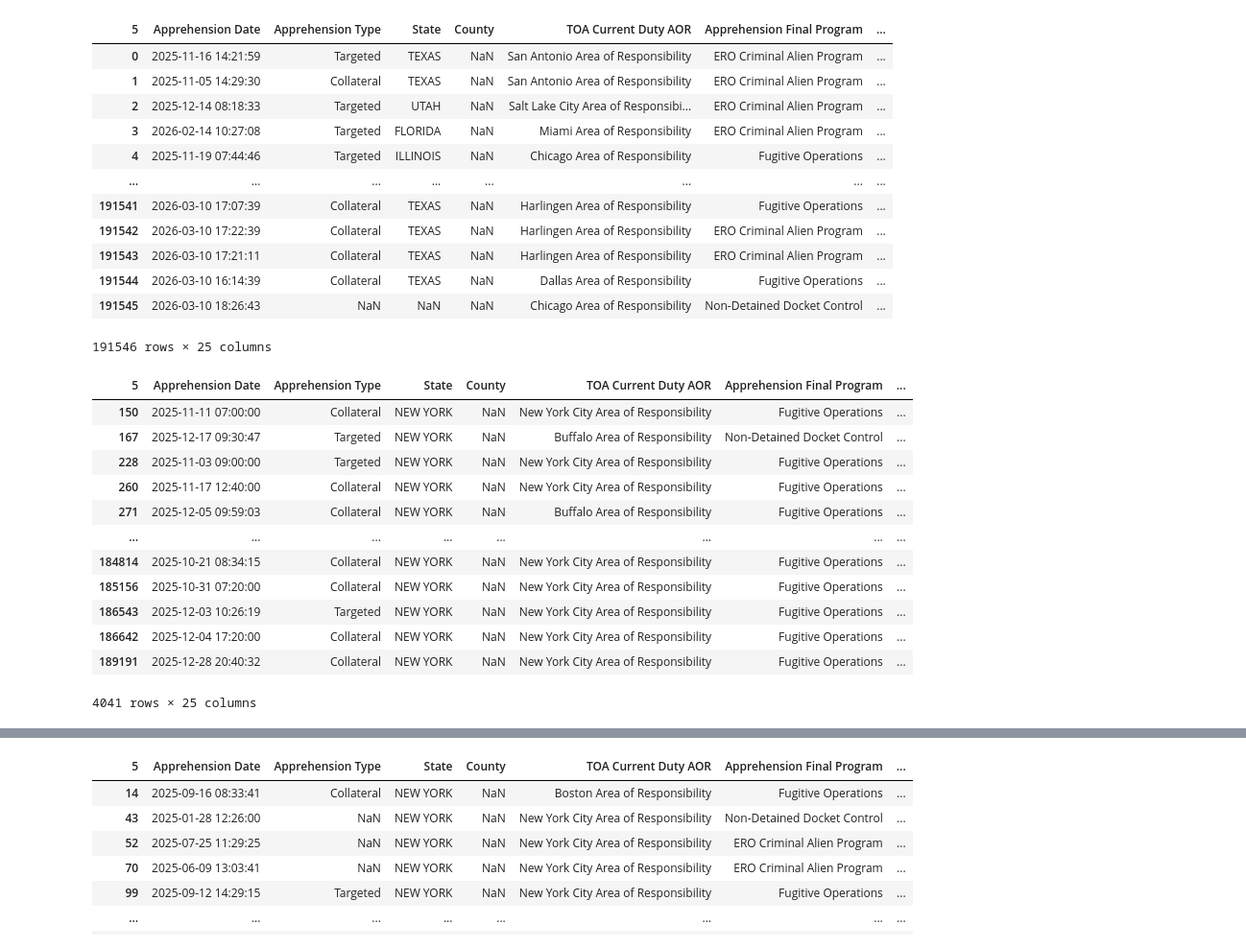
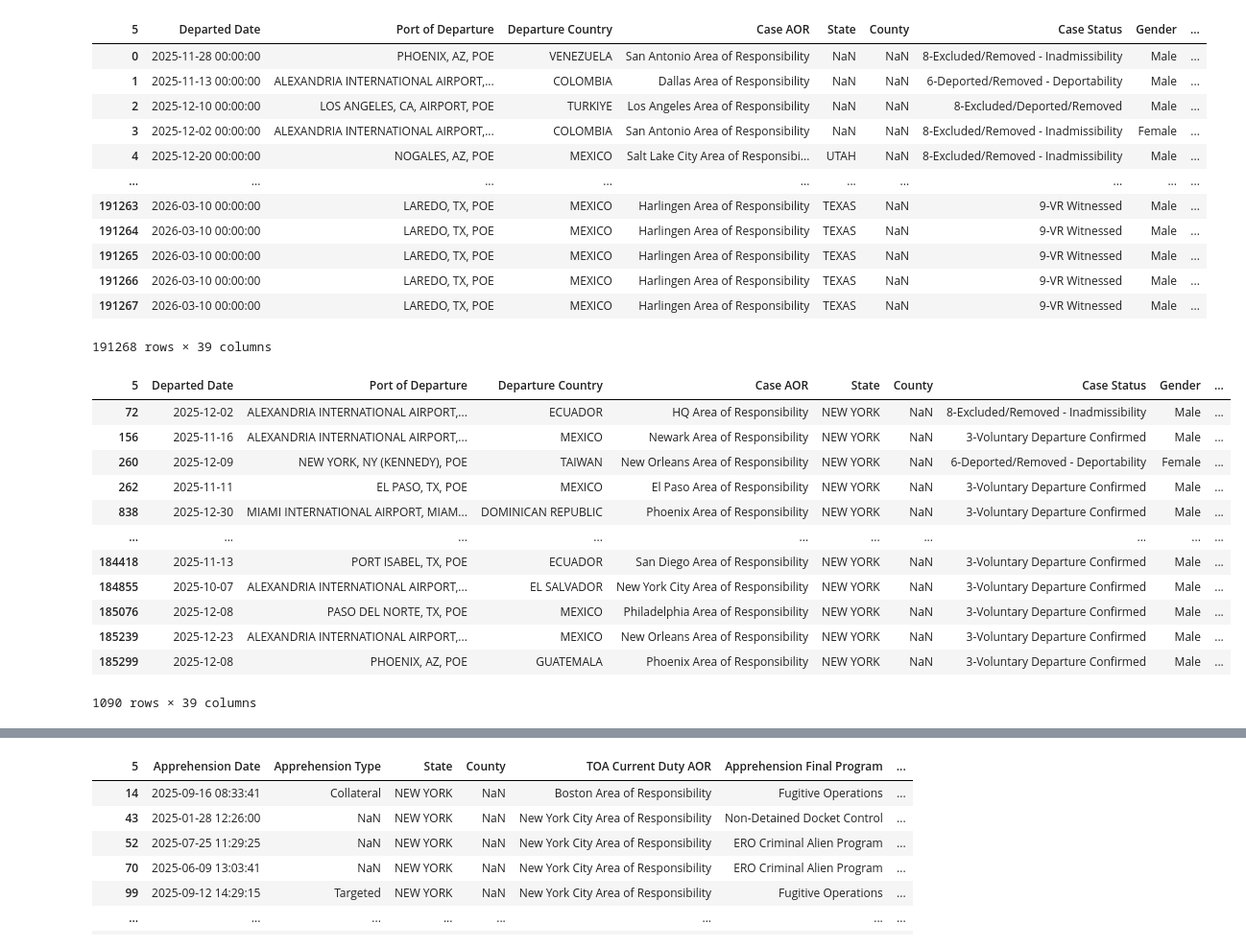
Before and after one commit to sajinashresthacoding/ICEpresense-CapitalRegion, a Jupyter notebook: 2025 NY Removals.ipynb, the cells around one changed output, grey strips where cells are left out. Shown at 96% size. Drawn from its saved outputs; the diff is of its cells as text; code cells hidden in the pictures.

```diff
--- a/2025 NY Removals.ipynb
+++ b/2025 NY Removals.ipynb
@@ -87,7 +73,7 @@ dfArrests1
 # %%
 dfArrests1.to_csv('FilteredData/2025ICEArrests1.csv', index=False)
 # %%
-df2 = pd.read_excel('/Users/sajinashrestha/Documents/dataProjects/WAMC/ICEpresense-CapitalRegion/RawData/Arrests/2026-ICLI-00005_Arrests_FY26_20260311_Redacted.xlsx')
+df2 = pd.read_excel('/Users/sajinashrestha/Documents/dataProjects/WAMC/ICEpresense-CapitalRegion/RawData/Removals/2026-ICLI-00005_Removals_FY26_20260311_Redacted.xlsx')
 df2
 # %% [output]
 |  | ERO LESA Statistical Tracking Unit | Unnamed: 1 | Unnamed: 2 | Unnamed: 3 | Unnamed: 4 | Unnamed: 5 | Unnamed: 6 | ... |
@@ -125,41 +111,41 @@ df2.columns = df2.iloc[0]
 df2_titled = df2[1:].reset_index(drop=True)
 df2_titled
 # %% [output]
-| 5 | Apprehension Date | Apprehension Type | State | County | TOA Current Duty AOR | Apprehension Final Program | ... |
-| 0 | 2025-11-16 14:21:59 | Targeted | TEXAS | NaN | San Antonio Area of Responsibility | ERO Criminal Alien Program | ... |
-| 1 | 2025-11-05 14:29:30 | Collateral | TEXAS | NaN | San Antonio Area of Responsibility | ERO Criminal Alien Program | ... |
-| 2 | 2025-12-14 08:18:33 | Targeted | UTAH | NaN | Salt Lake City Area of Responsibi... | ERO Criminal Alien Program | ... |
-| 3 | 2026-02-14 10:27:08 | Targeted | FLORIDA | NaN | Miami Area of Responsibility | ERO Criminal Alien Program | ... |
-| 4 | 2025-11-19 07:44:46 | Targeted | ILLINOIS | NaN | Chicago Area of Responsibility | Fugitive Operations | ... |
-| ... | ... | ... | ... | ... | ... | ... | ... |
-| 191541 | 2026-03-10 17:07:39 | Collateral | TEXAS | NaN | Harlingen Area of Responsibility | Fugitive Operations | ... |
-| 191542 | 2026-03-10 17:22:39 | Collateral | TEXAS | NaN | Harlingen Area of Responsibility | ERO Criminal Alien Program | ... |
-| 191543 | 2026-03-10 17:21:11 | Collateral | TEXAS | NaN | Harlingen Area of Responsibility | ERO Criminal Alien Program | ... |
-| 191544 | 2026-03-10 16:14:39 | Collateral | TEXAS | NaN | Dallas Area of Responsibility | Fugitive Operations | ... |
-| 191545 | 2026-03-10 18:26:43 | NaN | NaN | NaN | Chicago Area of Responsibility | Non-Detained Docket Control | ... |
+| 5 | Departed Date | Port of Departure | Departure Country | Case AOR | State | County | Case Status | Gender | ... |
+| 0 | 2025-11-28 00:00:00 | PHOENIX, AZ, POE | VENEZUELA | San Antonio Area of Responsibility | NaN | NaN | 8-Excluded/Removed - Inadmissibility | Male | ... |
+| 1 | 2025-11-13 00:00:00 | ALEXANDRIA INTERNATIONAL AIRPORT,... | COLOMBIA | Dallas Area of Responsibility | NaN | NaN | 6-Deported/Removed - Deportability | Male | ... |
+| 2 | 2025-12-10 00:00:00 | LOS ANGELES, CA, AIRPORT, POE | TURKIYE | Los Angeles Area of Responsibility | NaN | NaN | 8-Excluded/Deported/Removed | Male | ... |
+| 3 | 2025-12-02 00:00:00 | ALEXANDRIA INTERNATIONAL AIRPORT,... | COLOMBIA | San Antonio Area of Responsibility | NaN | NaN | 8-Excluded/Removed - Inadmissibility | Female | ... |
+| 4 | 2025-12-20 00:00:00 | NOGALES, AZ, POE | MEXICO | Salt Lake City Area of Responsibi... | UTAH | NaN | 8-Excluded/Removed - Inadmissibility | Male | ... |
+| ... | ... | ... | ... | ... | ... | ... | ... | ... | ... |
+| 191263 | 2026-03-10 00:00:00 | LAREDO, TX, POE | MEXICO | Harlingen Area of Responsibility | TEXAS | NaN | 9-VR Witnessed | Male | ... |
+| 191264 | 2026-03-10 00:00:00 | LAREDO, TX, POE | MEXICO | Harlingen Area of Responsibility | TEXAS | NaN | 9-VR Witnessed | Male | ... |
+| 191265 | 2026-03-10 00:00:00 | LAREDO, TX, POE | MEXICO | Harlingen Area of Responsibility | TEXAS | NaN | 9-VR Witnessed | Male | ... |
+| 191266 | 2026-03-10 00:00:00 | LAREDO, TX, POE | MEXICO | Harlingen Area of Responsibility | TEXAS | NaN | 9-VR Witnessed | Male | ... |
+| 191267 | 2026-03-10 00:00:00 | LAREDO, TX, POE | MEXICO | Harlingen Area of Responsibility | TEXAS | NaN | 9-VR Witnessed | Male | ... |
-191546 rows × 25 columns
+191268 rows × 39 columns
 # %%
-df2_titled['Apprehension Date'] = pd.to_datetime(df2_titled['Apprehension Date'])
+df2_titled['Departed Date'] = pd.to_datetime(df2_titled['Departed Date'])
 # %%
-dfArrests2 = df2_titled.loc[
-  (df2_titled["Apprehension Date"] >= "2025-01-01") &
-  (df2_titled["Apprehension Date"] <= "2025-12-31") &
+dfRemovals2 = df2_titled.loc[
+  (df2_titled["Departed Date"] >= "2025-01-01") &
+  (df2_titled["Departed Date"] <= "2025-12-31") &
   (df2_titled["State"] == "NEW YORK")
 ]
 # %%
-dfArrests2
+dfRemovals2
 # %% [output]
-| 5 | Apprehension Date | Apprehension Type | State | County | TOA Current Duty AOR | Apprehension Final Program | ... |
-| 150 | 2025-11-11 07:00:00 | Collateral | NEW YORK | NaN | New York City Area of Responsibility | Fugitive Operations | ... |
-| 167 | 2025-12-17 09:30:47 | Targeted | NEW YORK | NaN | Buffalo Area of Responsibility | Non-Detained Docket Control | ... |
-| 228 | 2025-11-03 09:00:00 | Targeted | NEW YORK | NaN | New York City Area of Responsibility | Fugitive Operations | ... |
-| 260 | 2025-11-17 12:40:00 | Collateral | NEW YORK | NaN | New York City Area of Responsibility | Fugitive Operations | ... |
-| 271 | 2025-12-05 09:59:03 | Collateral | NEW YORK | NaN | Buffalo Area of Responsibility | Fugitive Operations | ... |
-| ... | ... | ... | ... | ... | ... | ... | ... |
-| 184814 | 2025-10-21 08:34:15 | Collateral | NEW YORK | NaN | New York City Area of Responsibility | Fugitive Operations | ... |
-| 185156 | 2025-10-31 07:20:00 | Collateral | NEW YORK | NaN | New York City Area of Responsibility | Fugitive Operations | ... |
-| 186543 | 2025-12-03 10:26:19 | Targeted | NEW YORK | NaN | New York City Area of Responsibility | Fugitive Operations | ... |
-| 186642 | 2025-12-04 17:20:00 | Collateral | NEW YORK | NaN | New York City Area of Responsibility | Fugitive Operations | ... |
-| 189191 | 2025-12-28 20:40:32 | Collateral | NEW YORK | NaN | New York City Area of Responsibility | Fugitive Operations | ... |
+| 5 | Departed Date | Port of Departure | Departure Country | Case AOR | State | County | Case Status | Gender | ... |
+| 72 | 2025-12-02 | ALEXANDRIA INTERNATIONAL AIRPORT,... | ECUADOR | HQ Area of Responsibility | NEW YORK | NaN | 8-Excluded/Removed - Inadmissibility | Male | ... |
+| 156 | 2025-11-16 | ALEXANDRIA INTERNATIONAL AIRPORT,... | MEXICO | Newark Area of Responsibility | NEW YORK | NaN | 3-Voluntary Departure Confirmed | Male | ... |
+| 260 | 2025-12-09 | NEW YORK, NY (KENNEDY), POE | TAIWAN | New Orleans Area of Responsibility | NEW YORK | NaN | 6-Deported/Removed - Deportability | Female | ... |
+| 262 | 2025-11-11 | EL PASO, TX, POE | MEXICO | El Paso Area of Responsibility | NEW YORK | NaN | 3-Voluntary Departure Confirmed | Male | ... |
+| 838 | 2025-12-30 | MIAMI INTERNATIONAL AIRPORT, MIAM... | DOMINICAN REPUBLIC | Phoenix Area of Responsibility | NEW YORK | NaN | 3-Voluntary Departure Confirmed | Male | ... |
+| ... | ... | ... | ... | ... | ... | ... | ... | ... | ... |
+| 184418 | 2025-11-13 | PORT ISABEL, TX, POE | ECUADOR | San Diego Area of Responsibility | NEW YORK | NaN | 3-Voluntary Departure Confirmed | Male | ... |
+| 184855 | 2025-10-07 | ALEXANDRIA INTERNATIONAL AIRPORT,... | EL SALVADOR | New York City Area of Responsibility | NEW YORK | NaN | 3-Voluntary Departure Confirmed | Male | ... |
+| 185076 | 2025-12-08 | PASO DEL NORTE, TX, POE | MEXICO | Philadelphia Area of Responsibility | NEW YORK | NaN | 3-Voluntary Departure Confirmed | Male | ... |
+| 185239 | 2025-12-23 | ALEXANDRIA INTERNATIONAL AIRPORT,... | MEXICO | New Orleans Area of Responsibility | NEW YORK | NaN | 3-Voluntary Departure Confirmed | Male | ... |
+| 185299 | 2025-12-08 | PHOENIX, AZ, POE | GUATEMALA | Phoenix Area of Responsibility | NEW YORK | NaN | 3-Voluntary Departure Confirmed | Male | ... |
-4041 rows × 25 columns
+1090 rows × 39 columns
 # %%
```
Also changed, not shown: parts of 18 cells of this notebook, 2 other files.
